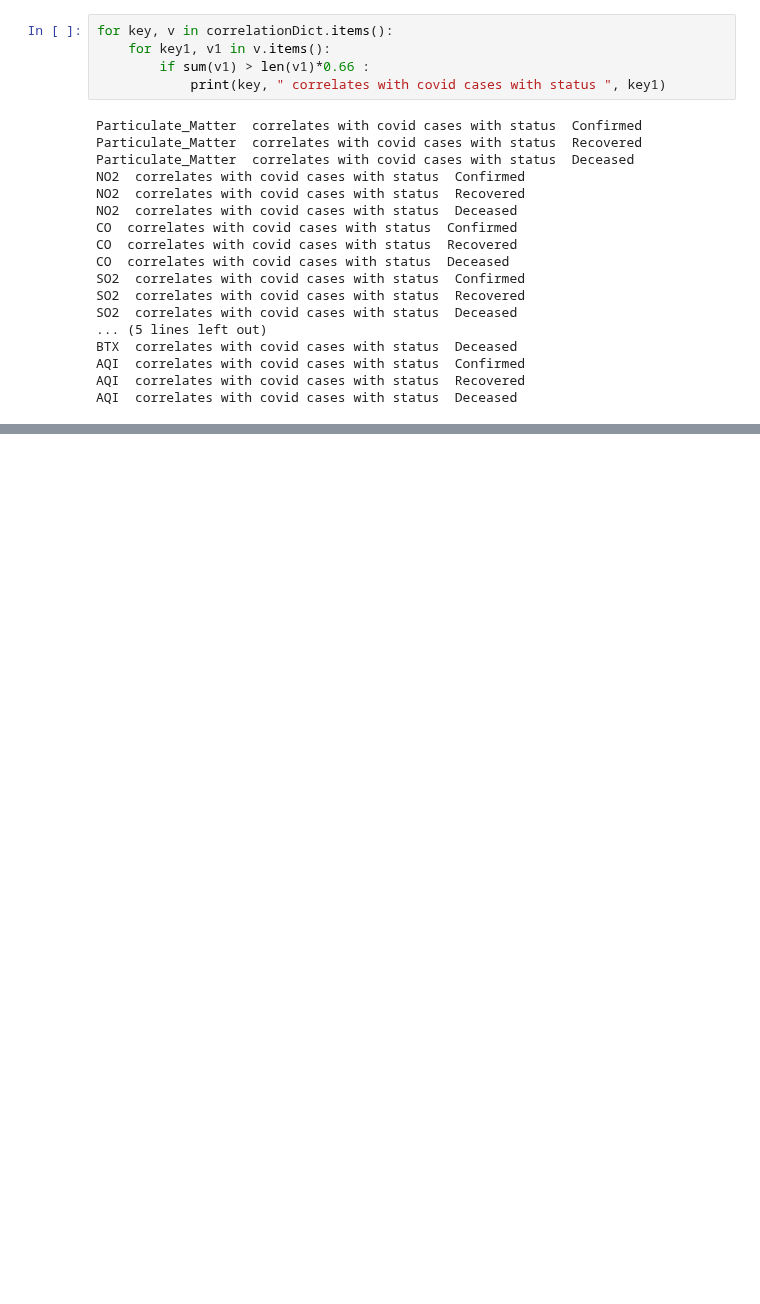
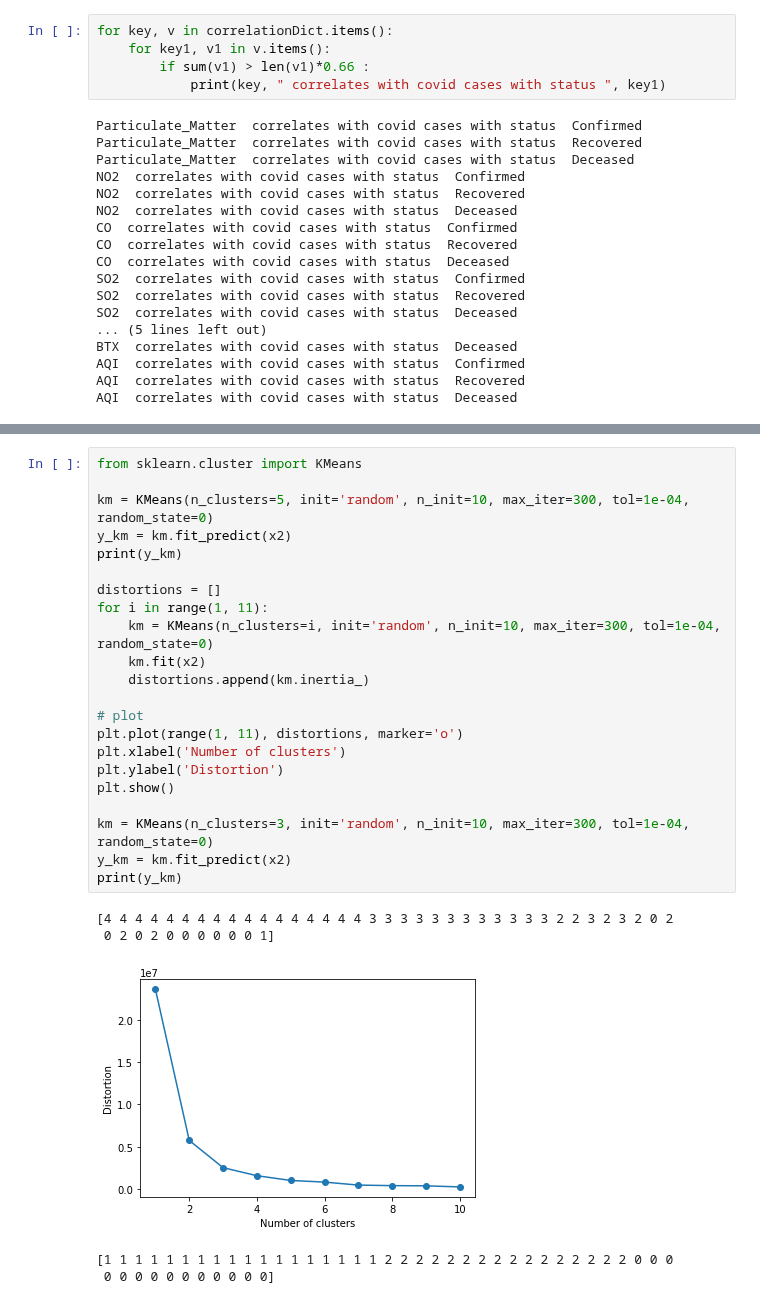
Before and after one commit to SamarthRanjanRay/dsproject, a Jupyter notebook: dsproject1.ipynb, the cells around one changed output, grey strips where cells are left out. Drawn from its saved outputs; the diff is of its cells as text; blank space fills up the shorter version.

```diff
--- a/dsproject1.ipynb
+++ b/dsproject1.ipynb
@@ -571,0 +609,28 @@ AQI  correlates with covid cases with status  Deceased
+# %%
+from sklearn.cluster import KMeans
+
+km = KMeans(n_clusters=5, init='random', n_init=10, max_iter=300, tol=1e-04, random_state=0)
+y_km = km.fit_predict(x2)
+print(y_km)
+
+distortions = []
+for i in range(1, 11):
+    km = KMeans(n_clusters=i, init='random', n_init=10, max_iter=300, tol=1e-04, random_state=0)
+    km.fit(x2)
+    distortions.append(km.inertia_)
+
+# plot
+plt.plot(range(1, 11), distortions, marker='o')
+plt.xlabel('Number of clusters')
+plt.ylabel('Distortion')
+plt.show()
+
+km = KMeans(n_clusters=3, init='random', n_init=10, max_iter=300, tol=1e-04, random_state=0)
+y_km = km.fit_predict(x2)
+print(y_km)
+# %% [output]
+[4 4 4 4 4 4 4 4 4 4 4 4 4 4 4 4 4 3 3 3 3 3 3 3 3 3 3 3 3 2 2 3 2 3 2 0 2
+ 0 2 0 2 0 0 0 0 0 0 1]
+[figure, added]
+[1 1 1 1 1 1 1 1 1 1 1 1 1 1 1 1 1 1 2 2 2 2 2 2 2 2 2 2 2 2 2 2 2 2 0 0 0
+ 0 0 0 0 0 0 0 0 0 0 0]
```
Also changed, not shown: parts of 8 cells of this notebook.
